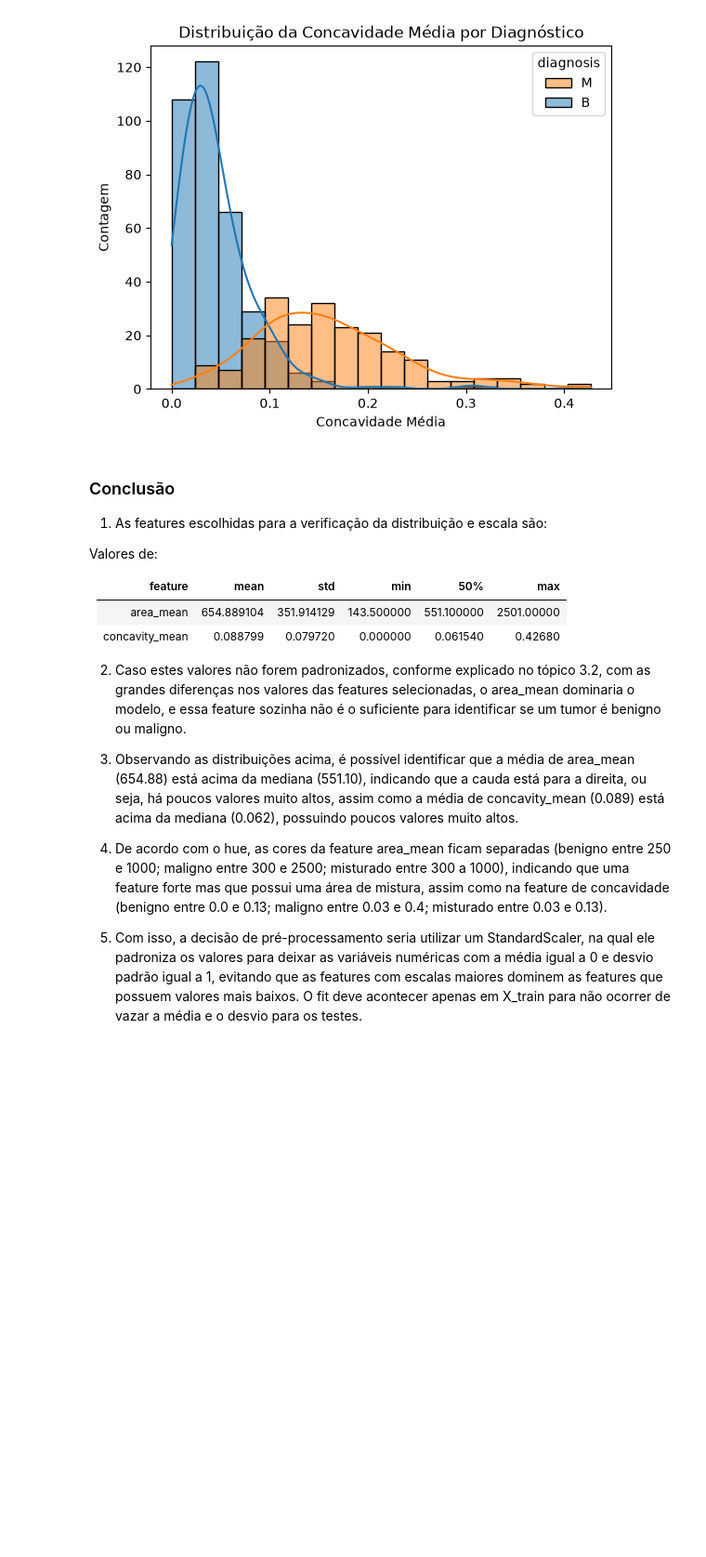
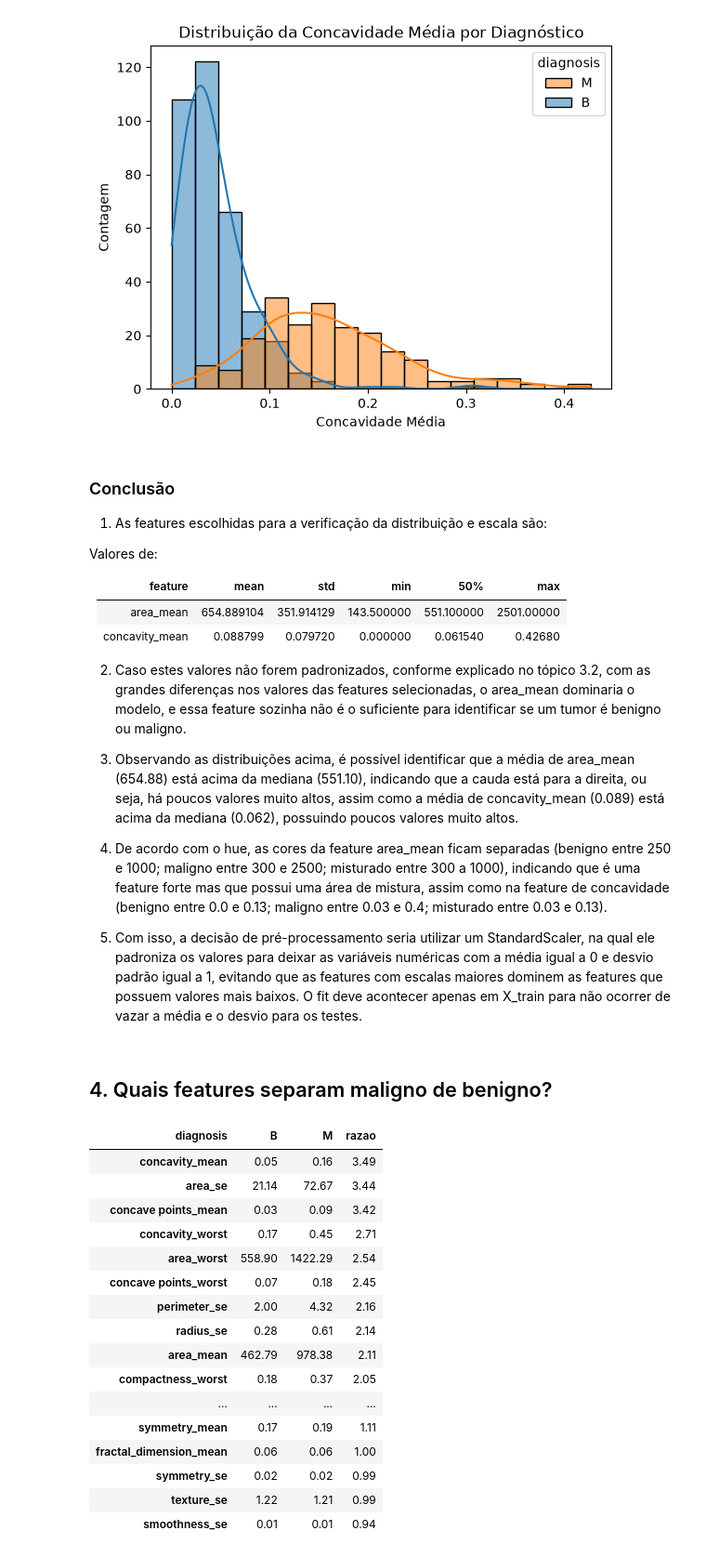
Before and after one commit to mathnags/tech-challenge, a Jupyter notebook: notebooks/01_eda.ipynb, the cells around one changed output. Shown at 93% size. Drawn from its saved outputs; the diff is of its cells as text; code cells hidden in the pictures; blank space fills up the shorter version.

Commit message:
EDA etapa 4: features que separam maligno de benigno

```diff
--- a/notebooks/01_eda.ipynb
+++ b/notebooks/01_eda.ipynb
@@ -180,6 +180,31 @@ Valores de:
 
 3. Observando as distribuições acima, é possível identificar que a média de area_mean (654.88) está acima da mediana (551.10), indicando que a cauda está para a direita, ou seja, há poucos valores muito altos, assim como a média de concavity_mean (0.089) está acima da mediana (0.062), possuindo poucos valores muito altos.
 
-4. De acordo com o hue, as cores da feature area_mean ficam separadas (benigno entre 250 e 1000; maligno entre 300 e 2500; misturado entre 300 a 1000), indicando que uma feature forte mas que possui uma área de mistura, assim como na feature de concavidade (benigno entre 0.0 e 0.13; maligno entre 0.03 e 0.4; misturado entre 0.03 e 0.13).
+4. De acordo com o hue, as cores da feature area_mean ficam separadas (benigno entre 250 e 1000; maligno entre 300 e 2500; misturado entre 300 a 1000), indicando que é uma feature forte mas que possui uma área de mistura, assim como na feature de concavidade (benigno entre 0.0 e 0.13; maligno entre 0.03 e 0.4; misturado entre 0.03 e 0.13).
 
 5. Com isso, a decisão de pré-processamento seria utilizar um StandardScaler, na qual ele padroniza os valores para deixar as variáveis numéricas com a média igual a 0 e desvio padrão igual a 1, evitando que as features com escalas maiores dominem as features que possuem valores mais baixos. O fit deve acontecer apenas em X_train para não ocorrer de vazar a média e o desvio para os testes.
+# %% [markdown]
+## 4. Quais features separam maligno de benigno?
+# %%
+medias = df.drop(columns=['id','Unnamed: 32']).groupby("diagnosis").mean().T
+medias["razao"] = medias["M"] / medias["B"]
+medias = medias.sort_values("razao", ascending=False).round(2)
+medias
+# %% [output]
+| diagnosis | B | M | razao |
+| concavity_mean | 0.05 | 0.16 | 3.49 |
+| area_se | 21.14 | 72.67 | 3.44 |
+| concave points_mean | 0.03 | 0.09 | 3.42 |
+| concavity_worst | 0.17 | 0.45 | 2.71 |
+| area_worst | 558.90 | 1422.29 | 2.54 |
+| concave points_worst | 0.07 | 0.18 | 2.45 |
+| perimeter_se | 2.00 | 4.32 | 2.16 |
+| radius_se | 0.28 | 0.61 | 2.14 |
+| area_mean | 462.79 | 978.38 | 2.11 |
+| compactness_worst | 0.18 | 0.37 | 2.05 |
+| ... | ... | ... | ... |
+| symmetry_mean | 0.17 | 0.19 | 1.11 |
+| fractal_dimension_mean | 0.06 | 0.06 | 1.00 |
+| symmetry_se | 0.02 | 0.02 | 0.99 |
+| texture_se | 1.22 | 1.21 | 0.99 |
+| smoothness_se | 0.01 | 0.01 | 0.94 |
```
Also changed, not shown: parts of 4 cells of this notebook, 1 other file.
